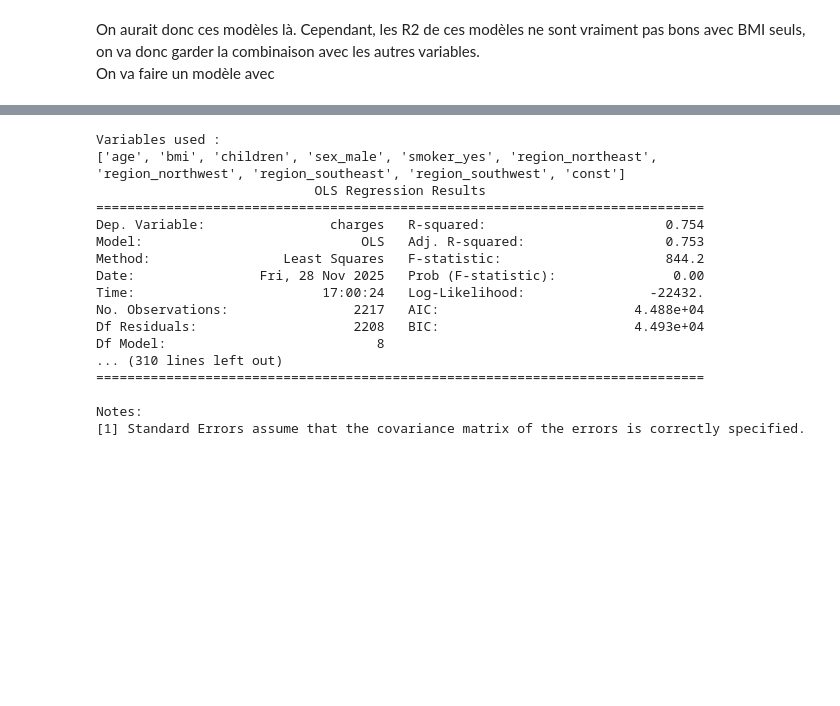
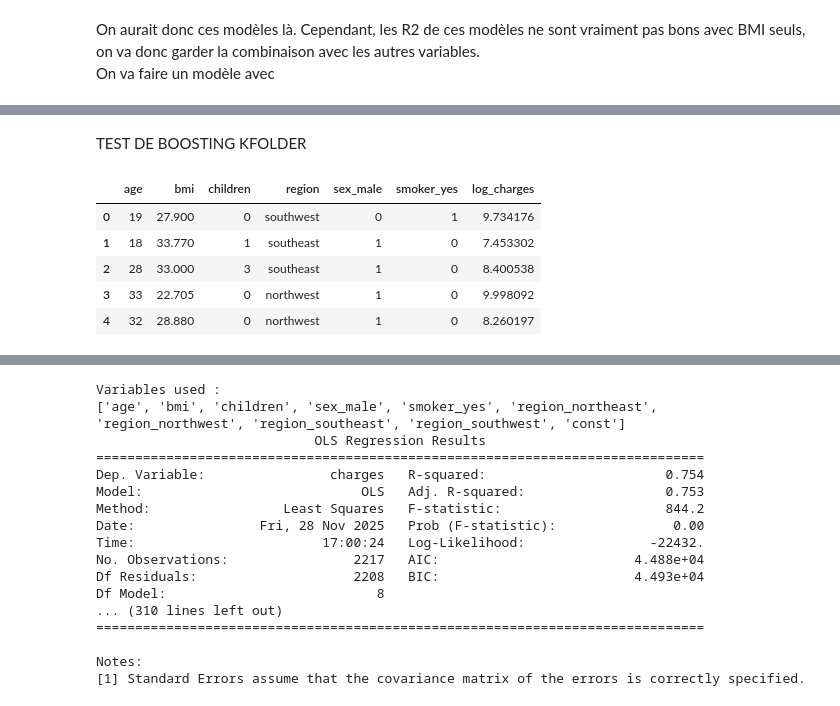
Before and after one commit to ultac/Projet-GLM, a Jupyter notebook: Prepocessing.ipynb, the cells around one changed output, grey strips where cells are left out. Saved outputs shown, nothing was run; the diff lists cells and outputs as text; code cells hidden in the pictures; blank space fills up the shorter version.

```diff
--- a/Prepocessing.ipynb
+++ b/Prepocessing.ipynb
@@ -502,0 +572,20 @@ On va faire un modèle avec
+# %% [markdown]
+TEST DE BOOSTING KFOLDER
+# %%
+
+databoost = data.copy()
+
+databoost["sex_male"] = (databoost["sex"] == "male").astype(int)
+databoost["smoker_yes"] = (databoost["smoker"] == "yes").astype(int)
+
+databoost["log_charges"] = np.log(databoost["charges"])
+
+databoost = databoost.drop(columns=["sex", "smoker", "charges"])
+databoost.head()
+# %% [output]
+|  | age | bmi | children | region | sex_male | smoker_yes | log_charges |
+| 0 | 19 | 27.900 | 0 | southwest | 0 | 1 | 9.734176 |
+| 1 | 18 | 33.770 | 1 | southeast | 1 | 0 | 7.453302 |
+| 2 | 28 | 33.000 | 3 | southeast | 1 | 0 | 8.400538 |
+| 3 | 33 | 22.705 | 0 | northwest | 1 | 0 | 9.998092 |
+| 4 | 32 | 28.880 | 0 | northwest | 1 | 0 | 8.260197 |
```
Also changed, not shown: parts of 17 cells of this notebook.
